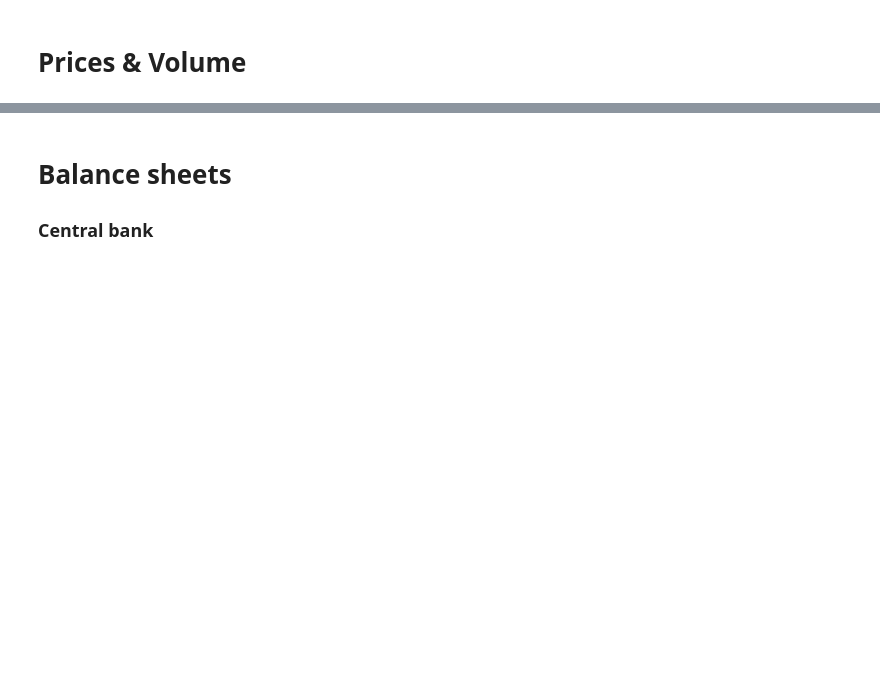
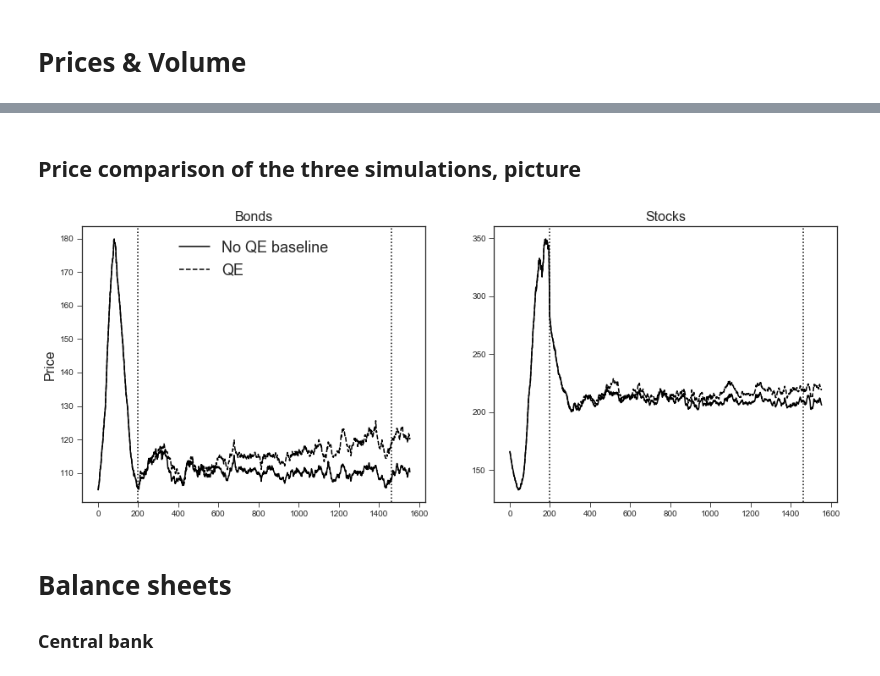
Before and after one commit to joerischasfoort/qe-inequality, a Jupyter notebook: non-qe dynamics.ipynb, the cells around one changed output, grey strips where cells are left out. Drawn from its saved outputs; the diff is of its cells as text; code cells hidden in the pictures; blank space fills up the shorter version.

```diff
--- a/non-qe dynamics.ipynb
+++ b/non-qe dynamics.ipynb
@@ -100,3 +217,46 @@ Text(0, 0.5, 'Volume')
+# %%
+asset_prices_non_qe = []
+asset_fundamentals_non_qe = []
+asset_volumes_non_qe = []
+
+for idx, a in enumerate(params_no_qe['asset_types']):
+    ap = pd.DataFrame([orbs_non_qe[run][idx].tick_close_price for run in range(NRUNS)]).transpose()
+    asset_prices_non_qe.append(ap)
+
+    fn = pd.DataFrame([orbs_non_qe[run][idx].fundamental for run in range(NRUNS)]).transpose()
+    asset_fundamentals_non_qe.append(fn)
+
+    av = pd.DataFrame([[sum(v) for v in orbs_non_qe[run][0].transaction_volumes_history] for run in range(NRUNS)]).transpose()
+    asset_volumes_non_qe.append(av)
+# %% [markdown]
+## Price comparison of the three simulations, picture
+# %%
+fig, (ax1, ax2) = plt.subplots(1, 2, figsize=(16,6))
+
+# prices
+ax1.set_title('Bonds', fontsize='16')
+#ax1.plot(asset_prices[0].index, asset_prices[0].mean(axis=1), label='RA-QE')
+
+ax1.plot(asset_prices_non_qe[0].index, asset_prices_non_qe[0].mean(axis=1), 'k-', label='No QE baseline')
+ax1.plot(asset_prices_he[0].index, asset_prices_he[0].mean(axis=1), 'k--', label='QE')
+ax1.set_ylabel('Price', fontsize='16')
+
+ax2.set_title('Stocks', fontsize='16')
+#ax2.plot(asset_prices[1].index, asset_prices[1].mean(axis=1), label='RA-QE')
+
+ax2.plot(asset_prices_non_qe[1].index, asset_prices_non_qe[1].mean(axis=1), 'k',label='No QE baseline')
+ax2.plot(asset_prices_he[1].index, asset_prices_he[1].mean(axis=1), 'k--', label='QE')
+#ax2.set_ylabel('Price', fontsize='14')
+
+for ax in [ax1, ax2]:
+    ax.axvline(x=params['qe_start'], color='k', linestyle=':')
+    ax.axvline(x=params['qe_end'], color='k', linestyle=':')
+
+ax1.legend(fontsize='18', loc='upper center')
+
+fig.savefig('QE-prices.png', dpi=200)
+# %% [output]
+[figure, added]
 # %% [markdown]
 # Balance sheets
 
```
Also changed, not shown: parts of 13 cells of this notebook, 4 other files.
